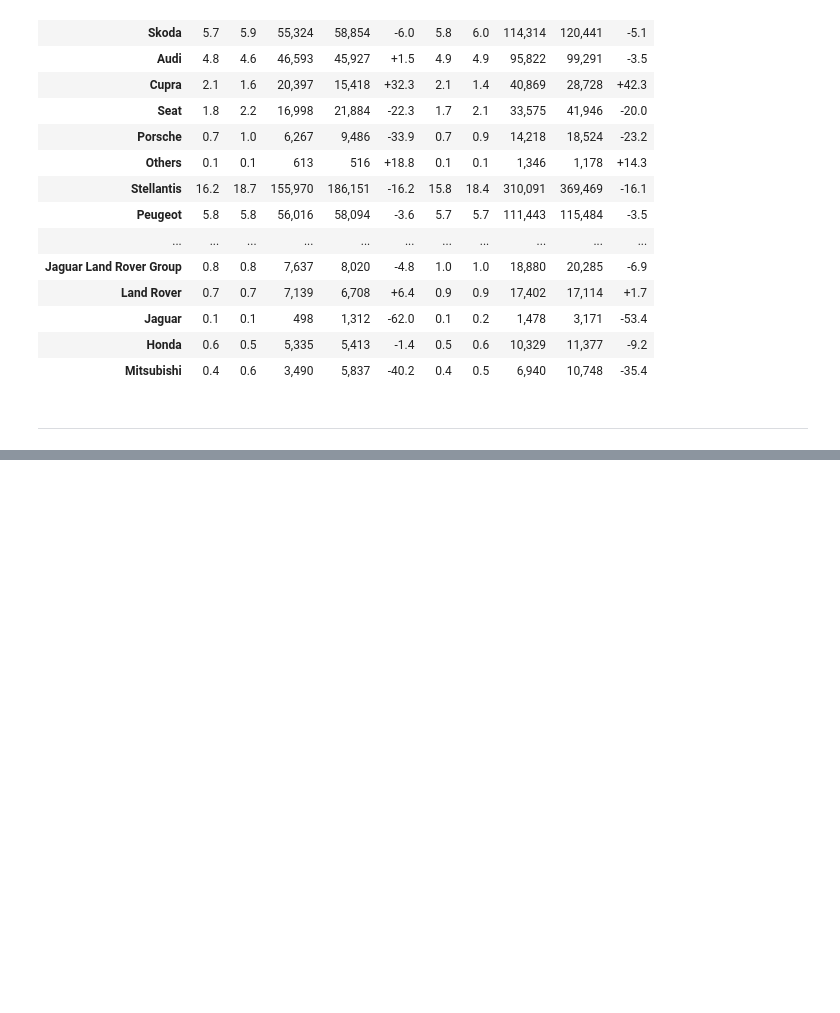
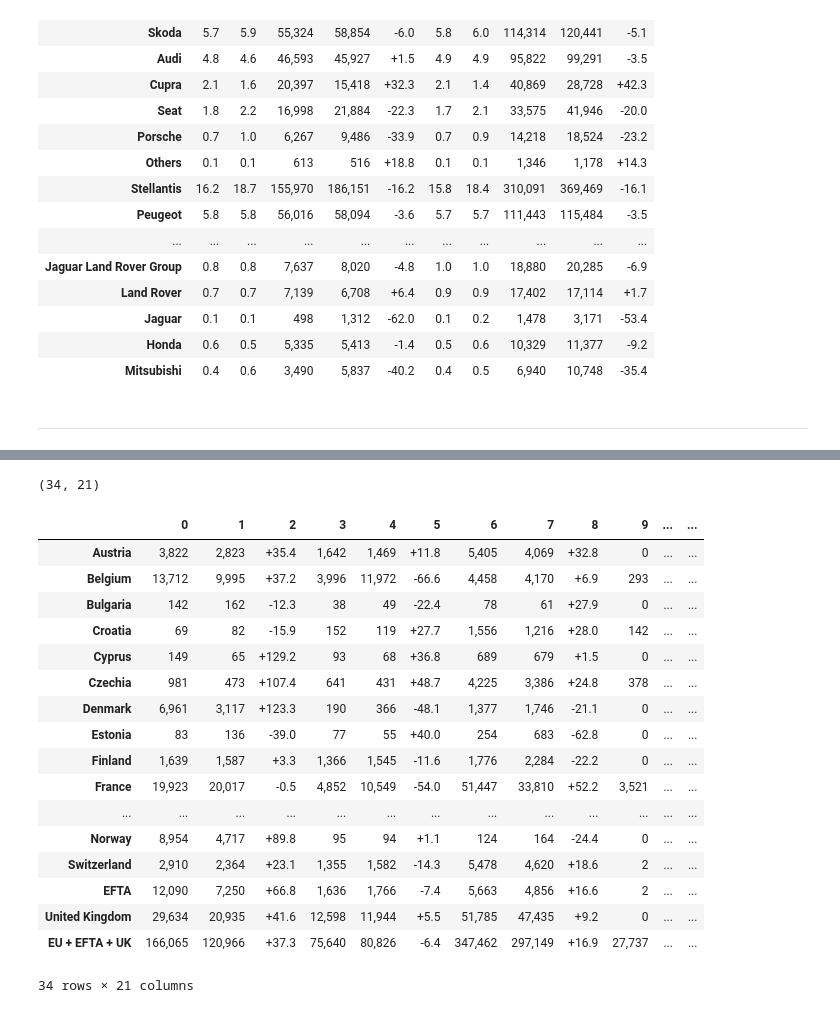
Before and after one commit to buruzaemon/pdf-table-extraction, a Jupyter notebook: 05_Gemini_2.0_Flash_API.ipynb, the cells around one changed output, grey strips where cells are left out. Drawn from its saved outputs; the diff is of its cells as text; code cells hidden in the pictures; blank space fills up the shorter version.

```diff
--- a/05_Gemini_2.0_Flash_API.ipynb
+++ b/05_Gemini_2.0_Flash_API.ipynb
@@ -139,0 +184,4 @@ Wall time: 32.4 s
+# %%
+%%time
+
+table_data = extract_structured_data(model_id, table1_prompt, Feb2025_pdf, Table1)
@@ -253,0 +299,4 @@ Wall time: 24.1 s
+# %%
+%%time
+
+table_data = extract_structured_data(model_id, table2_prompt, Feb2025_pdf, Table2)
@@ -288,0 +343,8 @@ df.to_csv('samples/acea_2_202502_raw.csv', encoding='CP932', header=False)
+# %%
+with open("samples/Press_release_car_registrations_January_2025_rev.pdf", "rb") as f:
+      file_bytes = f.read()
+
+Jan2025_pdf = types.Part.from_bytes(
+    data=file_bytes,
+    mime_type='application/pdf',
+)
@@ -288,0 +357,4 @@ df.to_csv('samples/acea_2_202502_raw.csv', encoding='CP932', header=False)
+# %%
+%%time
+
+table_data = extract_structured_data(model_id, table1_prompt, Jan2025_pdf, Table1)
@@ -288,0 +364,32 @@ df.to_csv('samples/acea_2_202502_raw.csv', encoding='CP932', header=False)
+# %%
+row_headers, data = [], []
+for row in table_data.model_dump()['rows']:
+    row_headers.append(row['name'])
+    data.append(row['values'])
+
+df = pd.DataFrame(data, index=row_headers)
+df.replace('??', '', inplace=True)
+
+print(df.shape)
+print()
+df
+# %% [output]
+(34, 21)
+|  | 0 | 1 | 2 | 3 | 4 | 5 | 6 | 7 | 8 | 9 | ... | ... |
+| Austria | 3,822 | 2,823 | +35.4 | 1,642 | 1,469 | +11.8 | 5,405 | 4,069 | +32.8 | 0 | ... | ... |
+| Belgium | 13,712 | 9,995 | +37.2 | 3,996 | 11,972 | -66.6 | 4,458 | 4,170 | +6.9 | 293 | ... | ... |
+| Bulgaria | 142 | 162 | -12.3 | 38 | 49 | -22.4 | 78 | 61 | +27.9 | 0 | ... | ... |
+| Croatia | 69 | 82 | -15.9 | 152 | 119 | +27.7 | 1,556 | 1,216 | +28.0 | 142 | ... | ... |
+| Cyprus | 149 | 65 | +129.2 | 93 | 68 | +36.8 | 689 | 679 | +1.5 | 0 | ... | ... |
+| Czechia | 981 | 473 | +107.4 | 641 | 431 | +48.7 | 4,225 | 3,386 | +24.8 | 378 | ... | ... |
+| Denmark | 6,961 | 3,117 | +123.3 | 190 | 366 | -48.1 | 1,377 | 1,746 | -21.1 | 0 | ... | ... |
+| Estonia | 83 | 136 | -39.0 | 77 | 55 | +40.0 | 254 | 683 | -62.8 | 0 | ... | ... |
+| Finland | 1,639 | 1,587 | +3.3 | 1,366 | 1,545 | -11.6 | 1,776 | 2,284 | -22.2 | 0 | ... | ... |
+| France | 19,923 | 20,017 | -0.5 | 4,852 | 10,549 | -54.0 | 51,447 | 33,810 | +52.2 | 3,521 | ... | ... |
+| ... | ... | ... | ... | ... | ... | ... | ... | ... | ... | ... | ... | ... |
+| Norway | 8,954 | 4,717 | +89.8 | 95 | 94 | +1.1 | 124 | 164 | -24.4 | 0 | ... | ... |
+| Switzerland | 2,910 | 2,364 | +23.1 | 1,355 | 1,582 | -14.3 | 5,478 | 4,620 | +18.6 | 2 | ... | ... |
+| EFTA | 12,090 | 7,250 | +66.8 | 1,636 | 1,766 | -7.4 | 5,663 | 4,856 | +16.6 | 2 | ... | ... |
+| United Kingdom | 29,634 | 20,935 | +41.6 | 12,598 | 11,944 | +5.5 | 51,785 | 47,435 | +9.2 | 0 | ... | ... |
+| EU + EFTA + UK | 166,065 | 120,966 | +37.3 | 75,640 | 80,826 | -6.4 | 347,462 | 297,149 | +16.9 | 27,737 | ... | ... |
+34 rows × 21 columns
```
Also changed, not shown: parts of 25 cells of this notebook, 5 other files.
